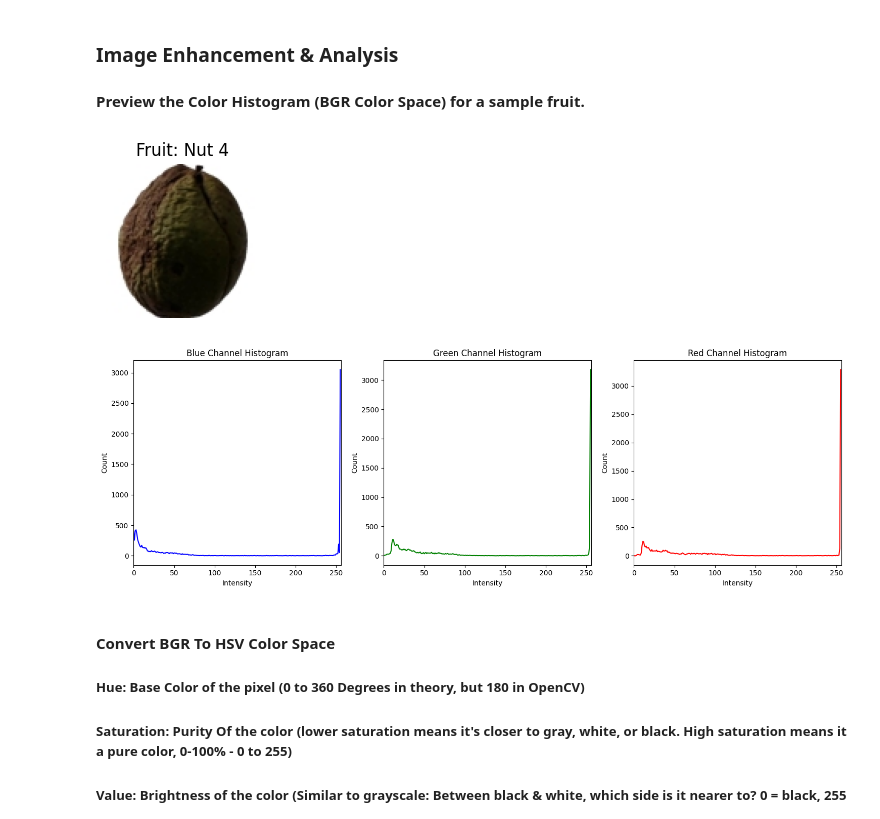
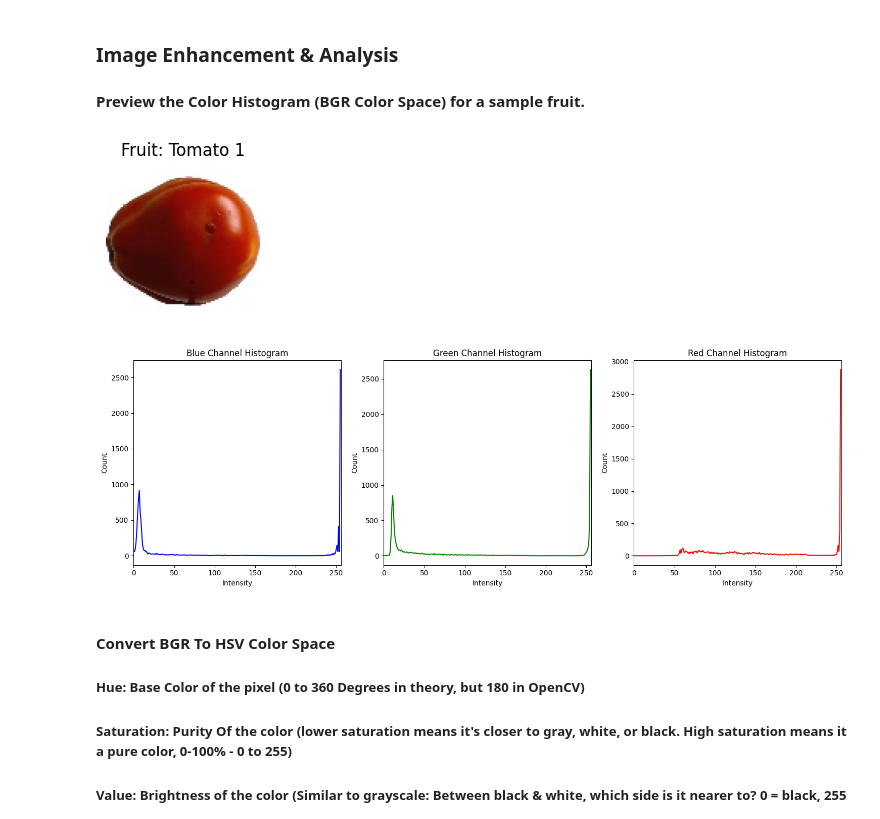
Before and after one commit to mohamedelziat50/Fruit-Recognition-MIU, a Jupyter notebook: Fruit_Recognition.ipynb, the cells around one changed output. Cells and saved outputs as stored; diff of their text form; code cells hidden in the pictures.

```diff
--- a/Fruit_Recognition.ipynb
+++ b/Fruit_Recognition.ipynb
@@ -154,21 +154,21 @@ plt.show()
 # %%
 # We want the nuts image for now
 fruit = None
 for i, the_fruit in enumerate(fruits):
-    if the_fruit.label == "Nut 4":
+    if the_fruit.label == "Tomato 1":
         fruit = fruits[i]
         break
 
 # Convert BGR image to RGB for Matplotlib
 rgb_image = cv.cvtColor(fruit.image, cv.COLOR_BGR2RGB)
 
 plt.figure(figsize=(2, 2)) # Adjust the figure size (width, height in inches)
 plt.imshow(rgb_image)
 plt.title(f"Fruit: {fruit.label}")
 plt.axis('off') # Hide axes for cleaner image display
 plt.show()
 # %% [output]
-[figure, old version]
+[figure, new version]
 # %%
 colors = ('b', 'g', 'r')
 channel_names = ('Blue', 'Green', 'Red')
@@ -189,7 +189,7 @@ for i, (line_color, channel_name) in enumerate(zip(colors, channel_names)):
 plt.tight_layout()
 plt.show()
 # %% [output]
-[figure, old version]
+[figure, new version]
 # %% [markdown]
 #### Convert BGR To HSV Color Space
 ##### Hue: Base Color of the pixel (0 to 360 Degrees in theory, but 180 in OpenCV)
```
Also changed, not shown: parts of 16 cells of this notebook.
